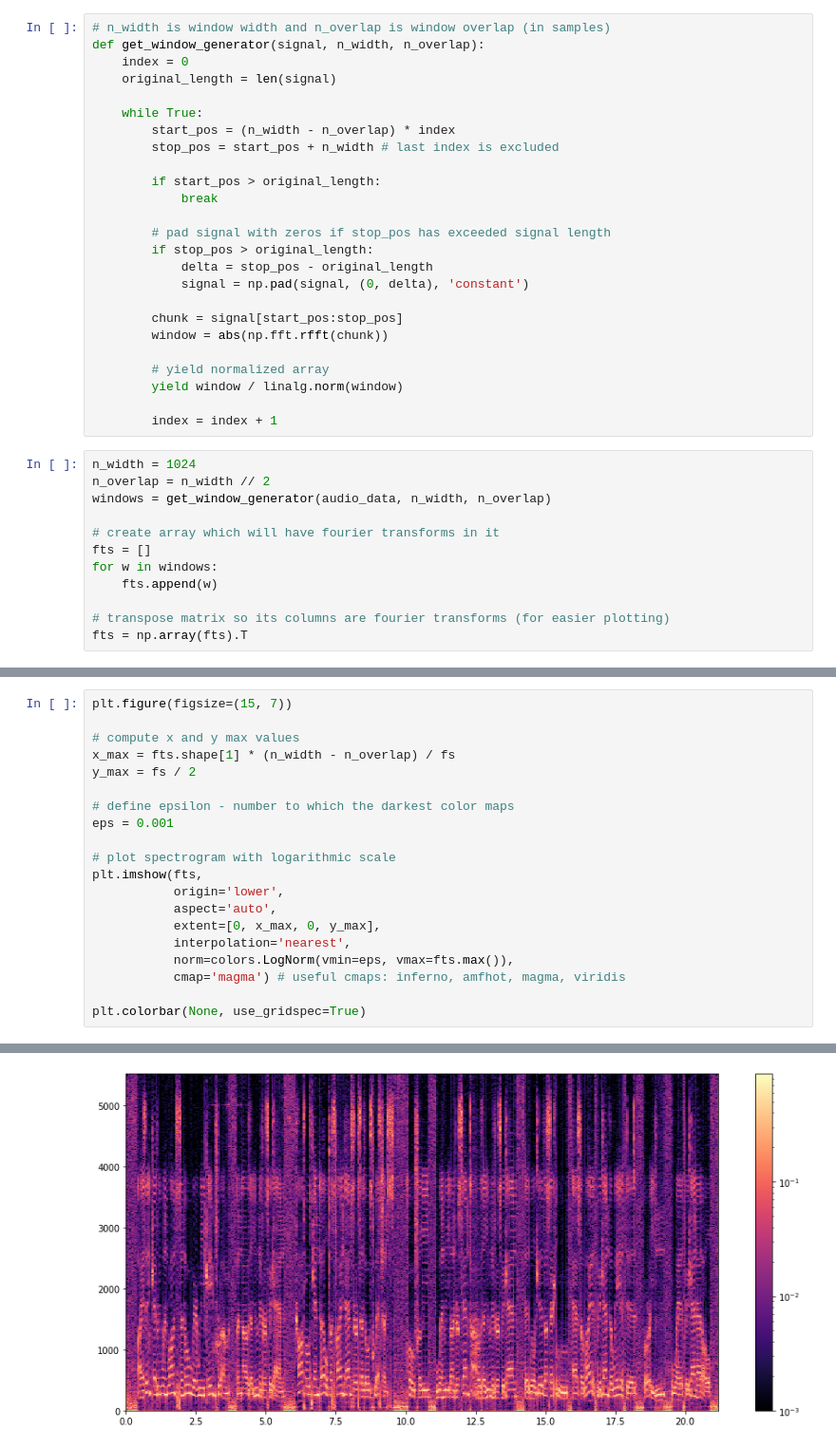
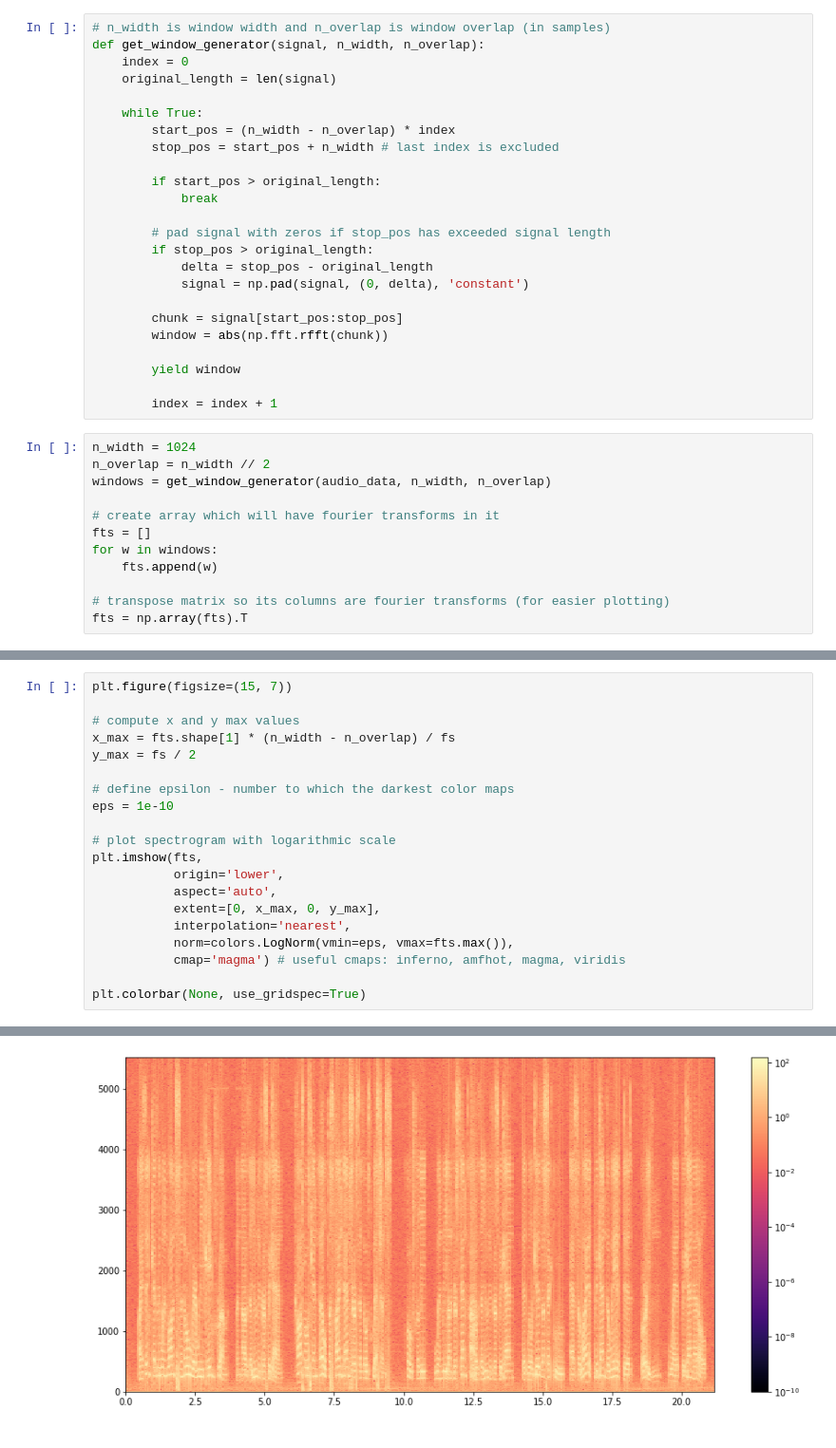
Before and after one commit to lnadi17/spectro-kg, a Jupyter notebook: notebook.ipynb, the cells around one changed output, grey strips where cells are left out. Shown at 95% size. Saved outputs shown, nothing was run; the diff lists cells and outputs as text.

```diff
--- a/notebook.ipynb
+++ b/notebook.ipynb
@@ -83,8 +83,7 @@ def get_window_generator(signal, n_width, n_overlap):
         chunk = signal[start_pos:stop_pos]
         window = abs(np.fft.rfft(chunk))
 
-        # yield normalized array
-        yield window / linalg.norm(window)
+        yield window
 
         index = index + 1
 # %%
@@ -108,23 +107,23 @@ plt.imshow(fts, origin='lower')
 # %%
 plt.figure(figsize=(15, 7))
 
 # compute x and y max values
 x_max = fts.shape[1] * (n_width - n_overlap) / fs
 y_max = fs / 2
 
 # define epsilon - number to which the darkest color maps
-eps = 0.001
+eps = 1e-10
 
 # plot spectrogram with logarithmic scale
 plt.imshow(fts,
            origin='lower',
            aspect='auto',
            extent=[0, x_max, 0, y_max],
            interpolation='nearest',
            norm=colors.LogNorm(vmin=eps, vmax=fts.max()),
            cmap='magma') # useful cmaps: inferno, amfhot, magma, viridis
 
 plt.colorbar(None, use_gridspec=True)
 # %% [output]
 <matplotlib.colorbar.Colorbar at 0x...>
-[figure, old version]
+[figure, new version]
```
Also changed, not shown: parts of 2 cells of this notebook.
